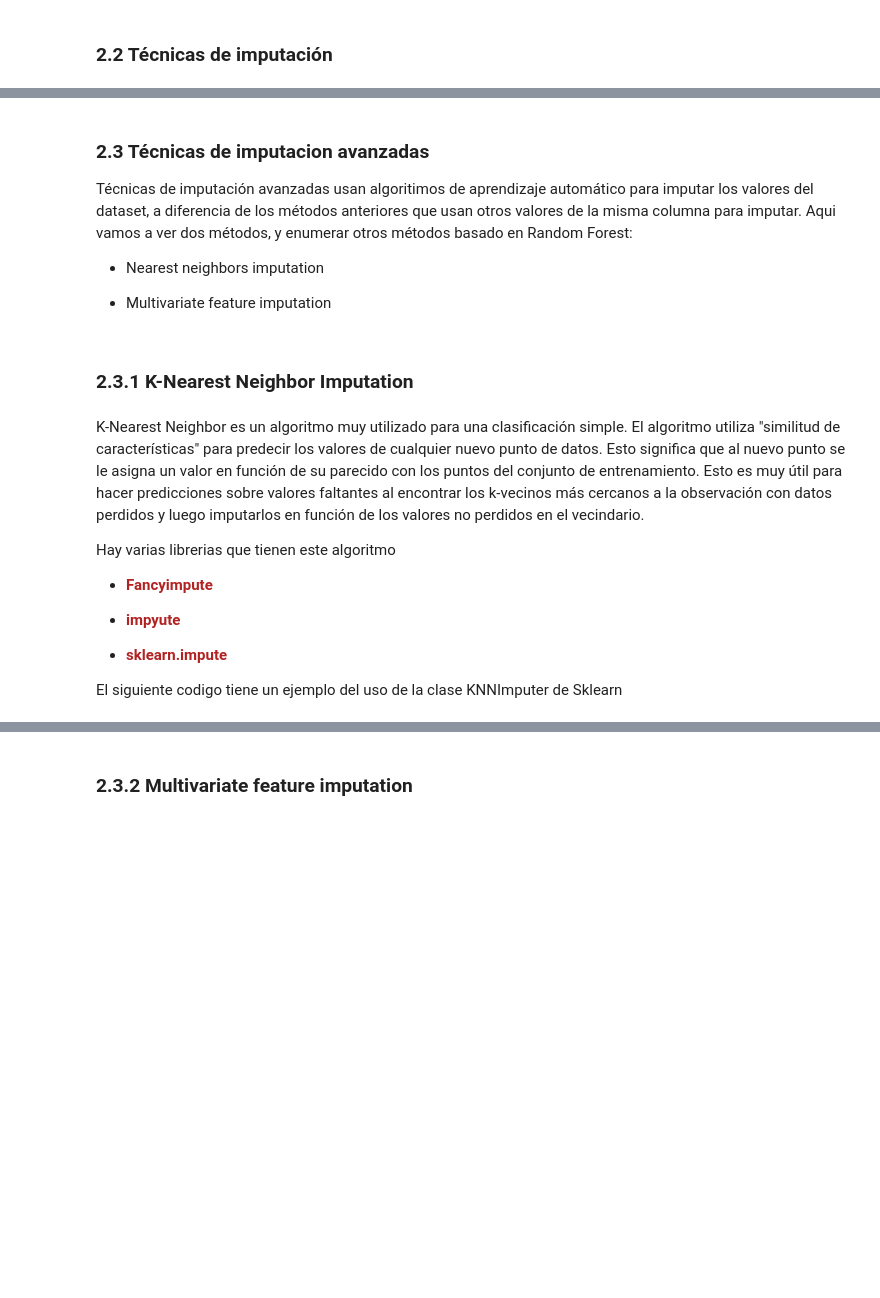
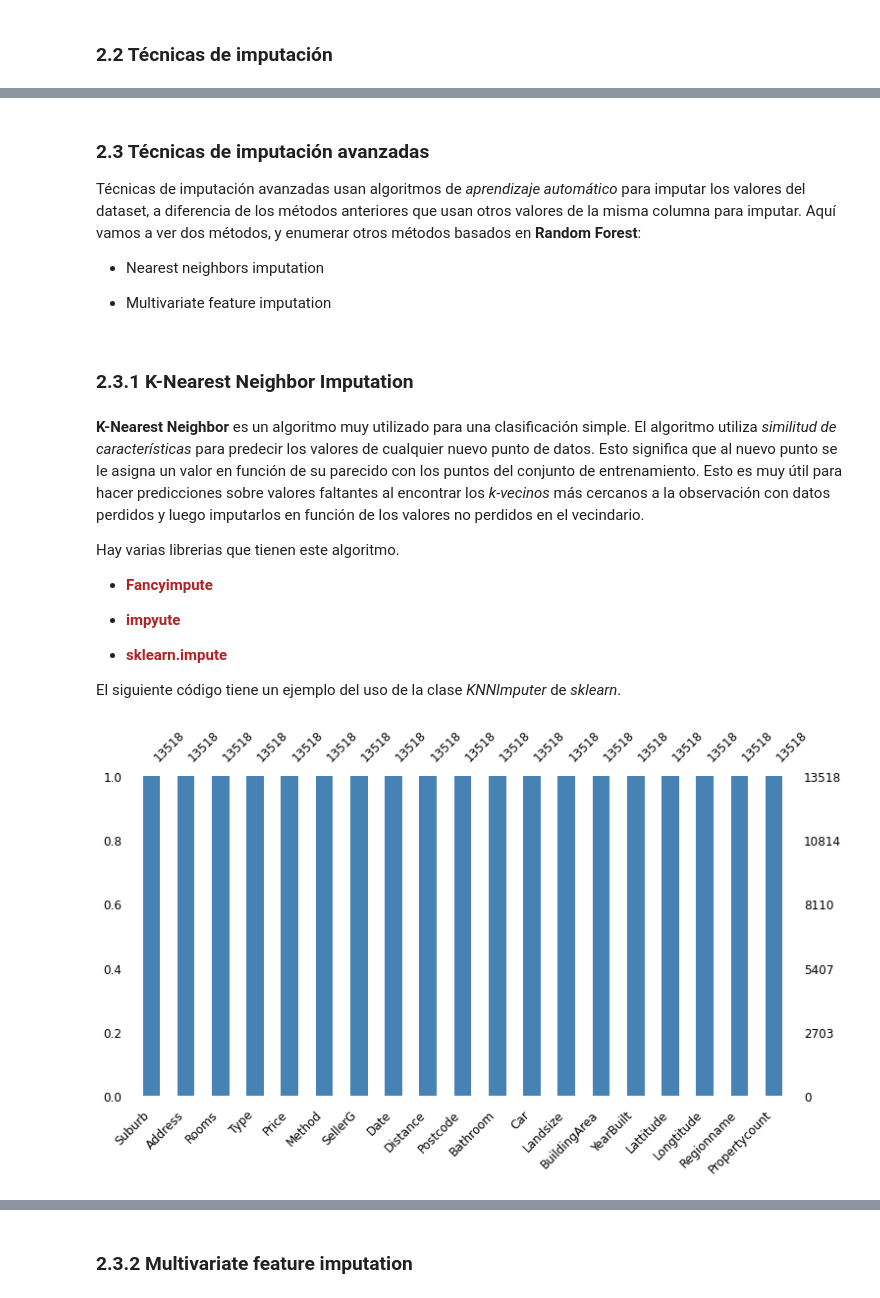
Before and after one commit to mgobbi289/DiploDatos, a Jupyter notebook: AnalisisyCuracion/03_DatosFaltantes.ipynb, the cells around one changed output, grey strips where cells are left out. Drawn from its saved outputs; the diff is of its cells as text; code cells hidden in the pictures; blank space fills up the shorter version.

```diff
--- a/AnalisisyCuracion/03_DatosFaltantes.ipynb
+++ b/AnalisisyCuracion/03_DatosFaltantes.ipynb
@@ -1007,7 +1110,8 @@ melb_data_most_frequent.sample(10)
 # %% [markdown]
-### 2.3 Técnicas de imputacion avanzadas
+### 2.3 Técnicas de imputación avanzadas
 
-Técnicas de imputación avanzadas usan algoritimos de  aprendizaje automático para imputar los valores del dataset, a diferencia de los métodos anteriores que usan otros valores de la misma columna para imputar. Aqui vamos a ver dos métodos, y enumerar otros métodos basado en Random Forest:
+Técnicas de imputación avanzadas usan algoritmos de *aprendizaje automático* para imputar los valores del dataset, a diferencia de los métodos anteriores que usan otros valores de la misma columna para imputar.
+Aquí vamos a ver dos métodos, y enumerar otros métodos basados en **Random Forest**:
 
 - Nearest neighbors imputation
 
@@ -1015,9 +1119,12 @@ Técnicas de imputación avanzadas usan algoritimos de  aprendizaje automático
 # %% [markdown]
 ### 2.3.1 K-Nearest Neighbor Imputation
 # %% [markdown]
-K-Nearest Neighbor es un algoritmo muy utilizado para una clasificación simple. El algoritmo utiliza "similitud de características" para predecir los valores de cualquier nuevo punto de datos. Esto significa que al nuevo punto se le asigna un valor en función de su parecido con los puntos del conjunto de entrenamiento. Esto es muy útil para hacer predicciones sobre  valores faltantes al encontrar los k-vecinos más cercanos a la observación con datos perdidos y luego imputarlos en función de los valores no perdidos en el vecindario.
+**K-Nearest Neighbor** es un algoritmo muy utilizado para una clasificación simple.
+El algoritmo utiliza *similitud de características* para predecir los valores de cualquier nuevo punto de datos.
+Esto significa que al nuevo punto se le asigna un valor en función de su parecido con los puntos del conjunto de entrenamiento.
+Esto es muy útil para hacer predicciones sobre  valores faltantes al encontrar los *k-vecinos* más cercanos a la observación con datos perdidos y luego imputarlos en función de los valores no perdidos en el vecindario.
 
-Hay varias librerias que tienen este algoritmo
+Hay varias librerias que tienen este algoritmo.
 
 - <span style="color:FireBrick">**Fancyimpute**</span>
 
@@ -1025,17 +1132,20 @@ Hay varias librerias que tienen este algoritmo
 
 - <span style="color:FireBrick">**sklearn.impute**</span>
 
-El siguiente codigo tiene un ejemplo del uso de la clase KNNImputer de Sklearn
+El siguiente código tiene un ejemplo del uso de la clase *KNNImputer* de *sklearn*.
 # %%
 from sklearn.impute import KNNImputer
 
 melb_data_knn = melb_df.copy(deep=True)
 
-
-knn_imputer = KNNImputer(n_neighbors=2, weights="uniform")
-
-melb_data_knn[['YearBuilt','BuildingArea']] = knn_imputer.fit_transform(melb_data_knn[['YearBuilt','BuildingArea']])
+relevant_cols = ['BuildingArea', 'YearBuilt']
 # %%
-msno.bar(melb_data_knn,figsize=(12, 6), fontsize=12, color='steelblue')
+knn_imputer = KNNImputer(n_neighbors=2, weights='uniform')
+
+melb_data_knn[relevant_cols] = knn_imputer.fit_transform(melb_data_knn[relevant_cols])
+
+msno.bar(melb_data_knn, figsize=(12, 6), fontsize=12, color='steelblue');
+# %% [output]
+[figure, added]
 # %%
 melb_data_knn.sample(10)
```
Also changed, not shown: parts of 49 cells of this notebook.
